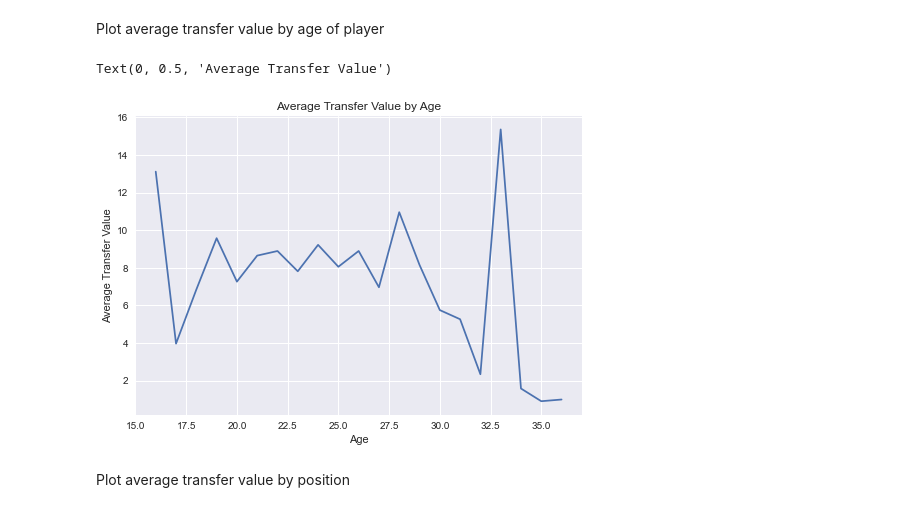
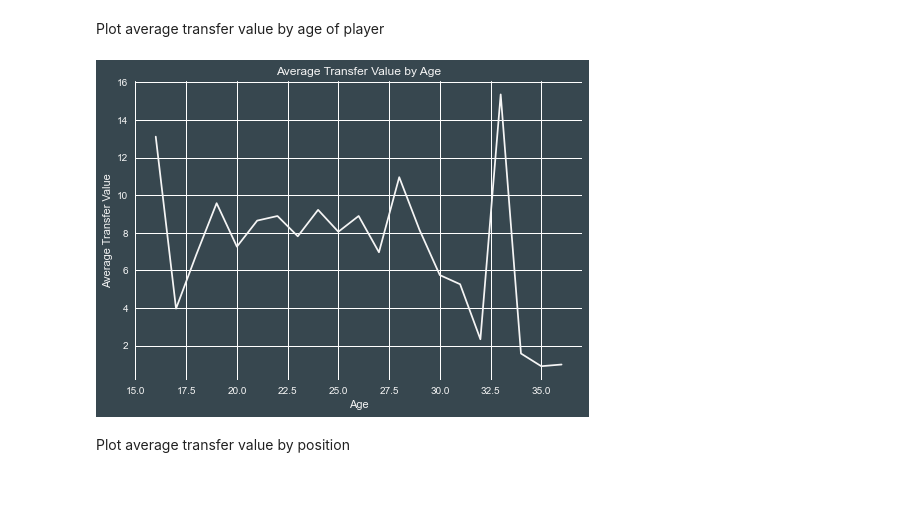
Before and after one commit to esadsetts/Mod_5_Project, a Jupyter notebook: EDA.ipynb, the cells around one changed output. Drawn from its saved outputs; the diff is of its cells as text; code cells hidden in the pictures.

```diff
--- a/EDA.ipynb
+++ b/EDA.ipynb
@@ -32,11 +40,15 @@ Text(0, 0.5, 'Average Transfer Value')
 # %% [markdown]
 Plot average transfer value by age of player
-# %%
-df.groupby('age').fee_cleaned.mean().plot(title = 'Average Transfer Value by Age')
-plt.xlabel('Age')
-plt.ylabel('Average Transfer Value')
-# %% [output]
-Text(0, 0.5, 'Average Transfer Value')
-[figure, removed]
+# %%
+fig = plt.figure(facecolor = '#37474f')
+ax = df.groupby('age').fee_cleaned.mean().plot(color = '#f5f5f5')
+plt.xlabel('Age', color = '#f5f5f5')
+plt.ylabel('Average Transfer Value', color = '#f5f5f5')
+plt.xticks(color = '#f5f5f5')
+plt.yticks(color = '#f5f5f5')
+plt.title('Average Transfer Value by Age', color = '#f5f5f5')
+ax.set_facecolor('#37474f')
+# %% [output]
+[figure, added]
 # %% [markdown]
 Plot average transfer value by position
```
Also changed, not shown: parts of 11 cells of this notebook, 2 other files.
